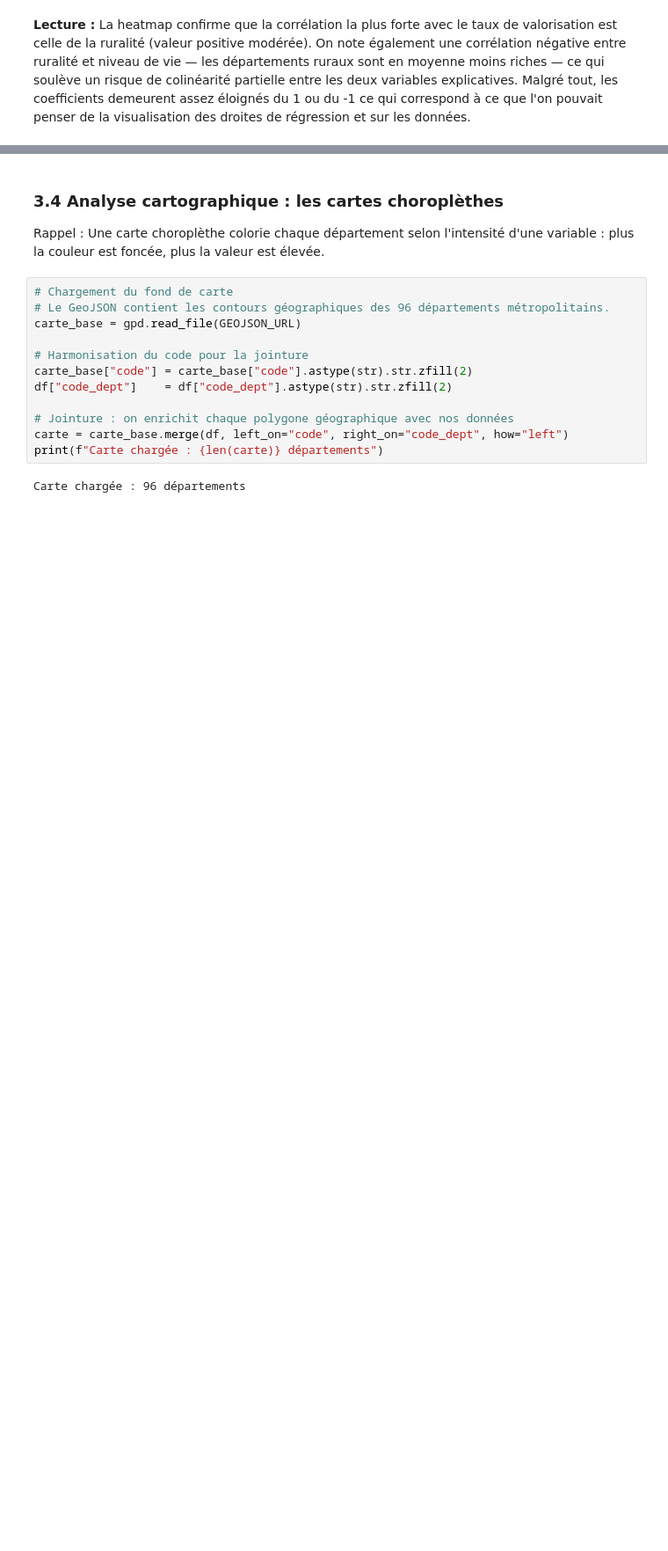
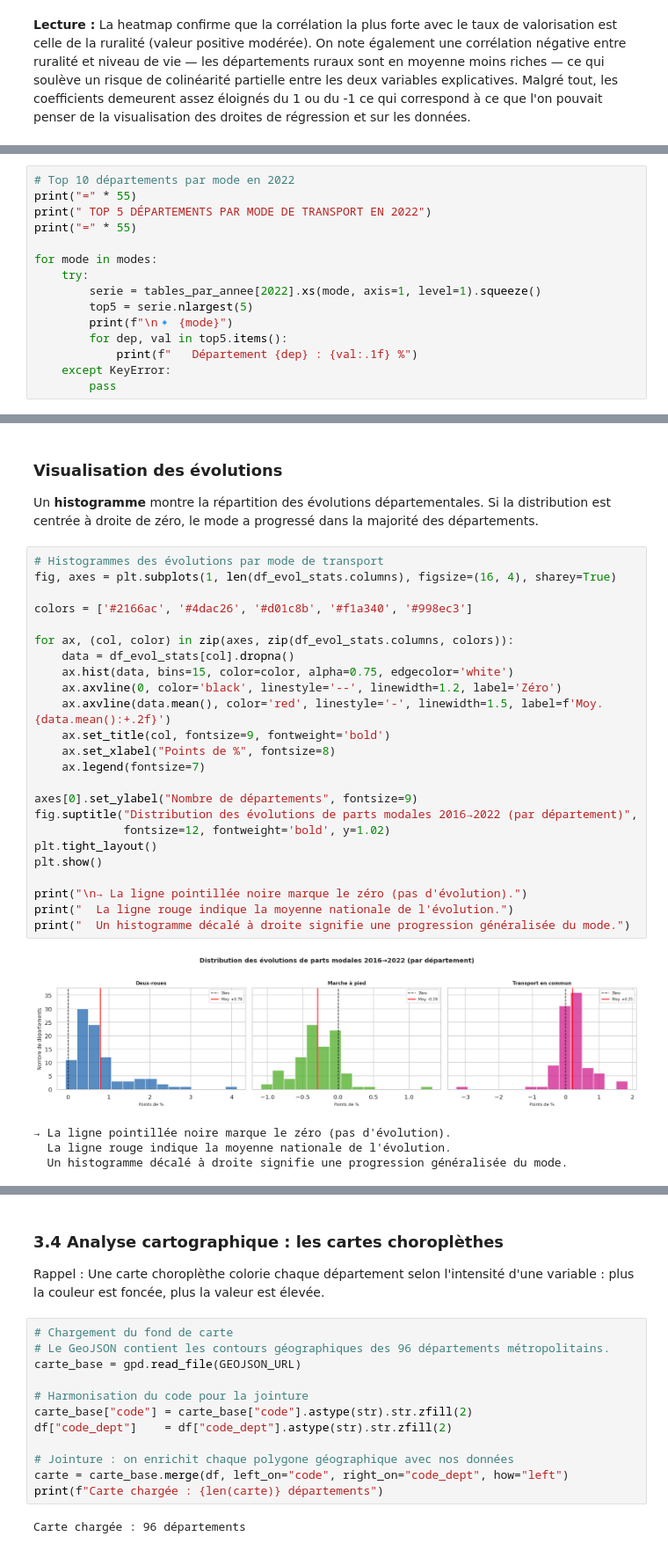
Before and after one commit to TeodoraHub/projet_pythonDS, a Jupyter notebook: recyclage_et_deplacements.ipynb, the cells around one changed output, grey strips where cells are left out. Shown at 88% size. Cells and saved outputs as stored; diff of their text form; blank space fills up the shorter version.

```diff
--- a/recyclage_et_deplacements.ipynb
+++ b/recyclage_et_deplacements.ipynb
@@ -971,0 +1151,15 @@ plt.show()
+# %%
+# Top 10 départements par mode en 2022
+print("=" * 55)
+print(" TOP 5 DÉPARTEMENTS PAR MODE DE TRANSPORT EN 2022")
+print("=" * 55)
+
+for mode in modes:
+    try:
+        serie = tables_par_annee[2022].xs(mode, axis=1, level=1).squeeze()
+        top5 = serie.nlargest(5)
+        print(f"\n🔹 {mode}")
+        for dep, val in top5.items():
+            print(f"   Département {dep} : {val:.1f} %")
+    except KeyError:
+        pass
@@ -971,0 +1261,33 @@ plt.show()
+# %% [markdown]
+### Visualisation des évolutions
+
+Un **histogramme** montre la répartition des évolutions départementales. Si la distribution est centrée à droite de zéro, le mode a progressé dans la majorité des départements.
+# %%
+# Histogrammes des évolutions par mode de transport
+fig, axes = plt.subplots(1, len(df_evol_stats.columns), figsize=(16, 4), sharey=True)
+
+colors = ['#2166ac', '#4dac26', '#d01c8b', '#f1a340', '#998ec3']
+
+for ax, (col, color) in zip(axes, zip(df_evol_stats.columns, colors)):
+    data = df_evol_stats[col].dropna()
+    ax.hist(data, bins=15, color=color, alpha=0.75, edgecolor='white')
+    ax.axvline(0, color='black', linestyle='--', linewidth=1.2, label='Zéro')
+    ax.axvline(data.mean(), color='red', linestyle='-', linewidth=1.5, label=f'Moy. {data.mean():+.2f}')
+    ax.set_title(col, fontsize=9, fontweight='bold')
+    ax.set_xlabel("Points de %", fontsize=8)
+    ax.legend(fontsize=7)
+
+axes[0].set_ylabel("Nombre de départements", fontsize=9)
+fig.suptitle("Distribution des évolutions de parts modales 2016→2022 (par département)",
+             fontsize=12, fontweight='bold', y=1.02)
+plt.tight_layout()
+plt.show()
+
+print("\n→ La ligne pointillée noire marque le zéro (pas d'évolution).")
+print("  La ligne rouge indique la moyenne nationale de l'évolution.")
+print("  Un histogramme décalé à droite signifie une progression généralisée du mode.")
+# %% [output]
+[figure, added]
+→ La ligne pointillée noire marque le zéro (pas d'évolution).
+  La ligne rouge indique la moyenne nationale de l'évolution.
+  Un histogramme décalé à droite signifie une progression généralisée du mode.
```
Also changed, not shown: parts of 23 cells of this notebook, 1 other file.
